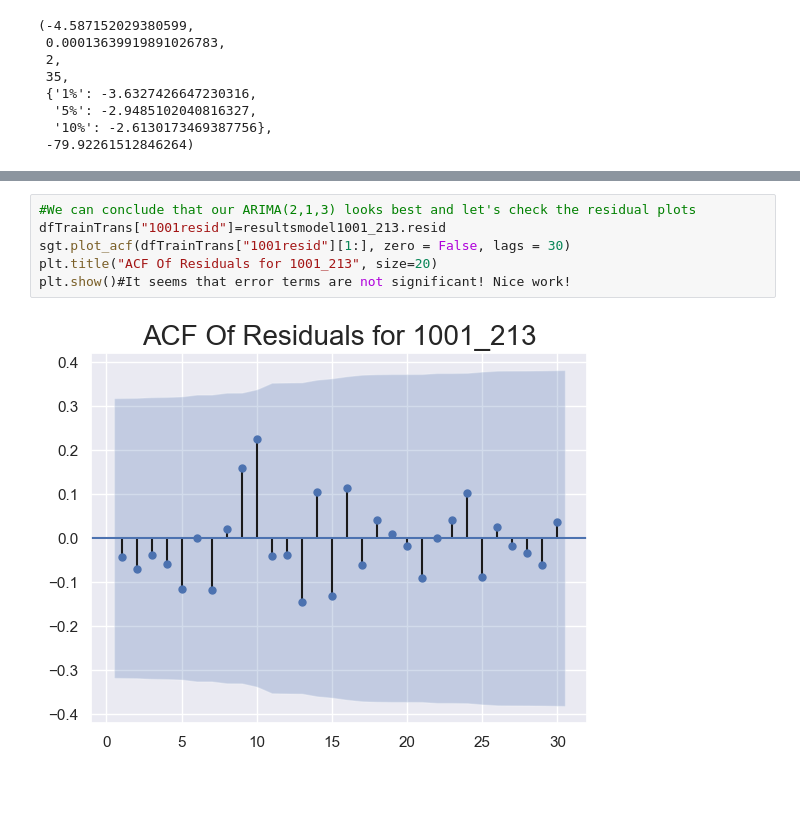
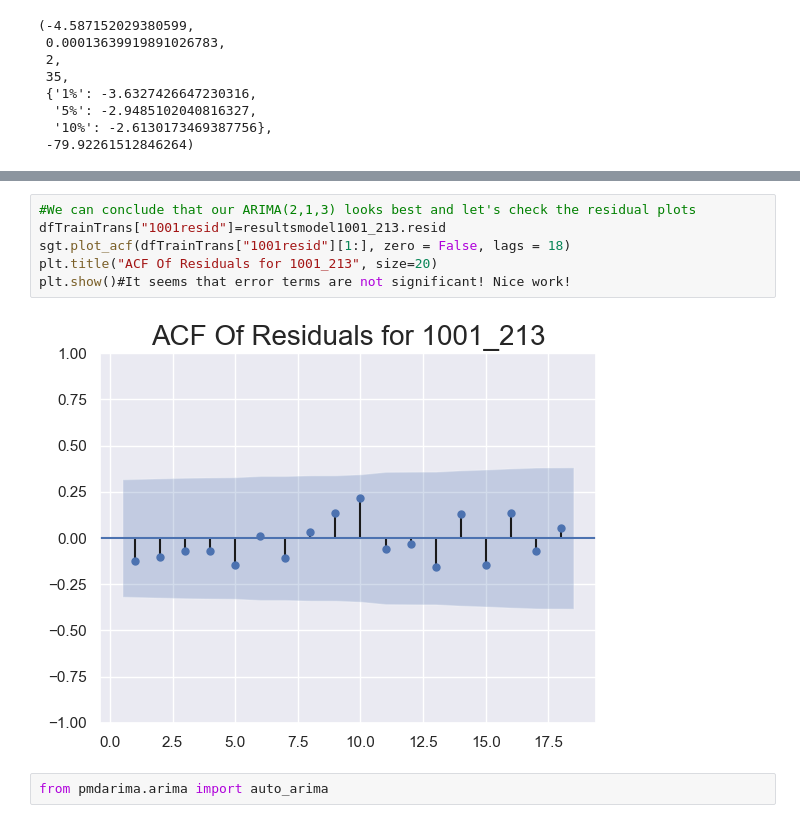
Before and after one commit to MKbinli/MLstudies, a Jupyter notebook: Timeseries1/GD Timeseries_jupyter.ipynb, the cells around one changed output, grey strips where cells are left out. Saved outputs shown, nothing was run; the diff lists cells and outputs as text; blank space fills up the shorter version.

```diff
--- a/Timeseries1/GD Timeseries_jupyter.ipynb
+++ b/Timeseries1/GD Timeseries_jupyter.ipynb
@@ -460,8 +458,10 @@ LLR test p-value = 0.0
 # %%
 #We can conclude that our ARIMA(2,1,3) looks best and let's check the residual plots
 dfTrainTrans["1001resid"]=resultsmodel1001_213.resid
-sgt.plot_acf(dfTrainTrans["1001resid"][1:], zero = False, lags = 30)
+sgt.plot_acf(dfTrainTrans["1001resid"][1:], zero = False, lags = 18)
 plt.title("ACF Of Residuals for 1001_213", size=20)
 plt.show()#It seems that error terms are not significant! Nice work!
 # %% [output]
-[figure, old version]
+[figure, new version]
+# %%
+from pmdarima.arima import auto_arima
```
Also changed, not shown: parts of 20 cells of this notebook.
